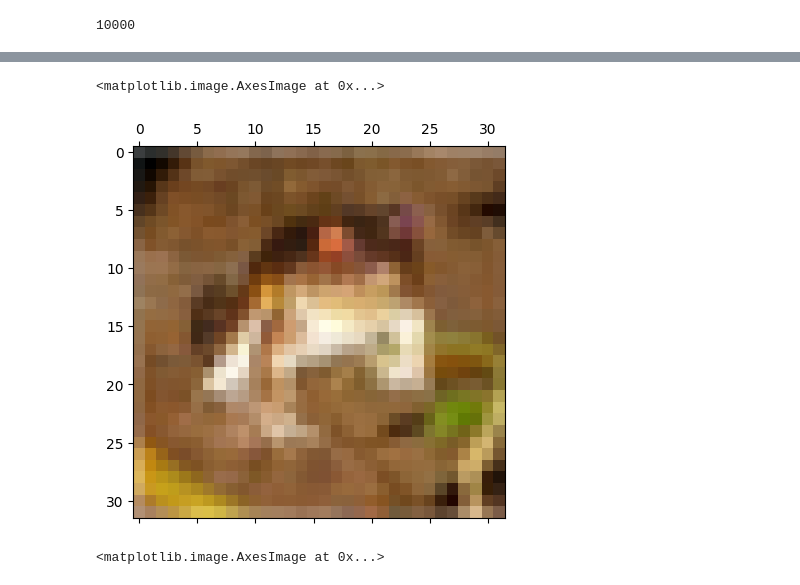
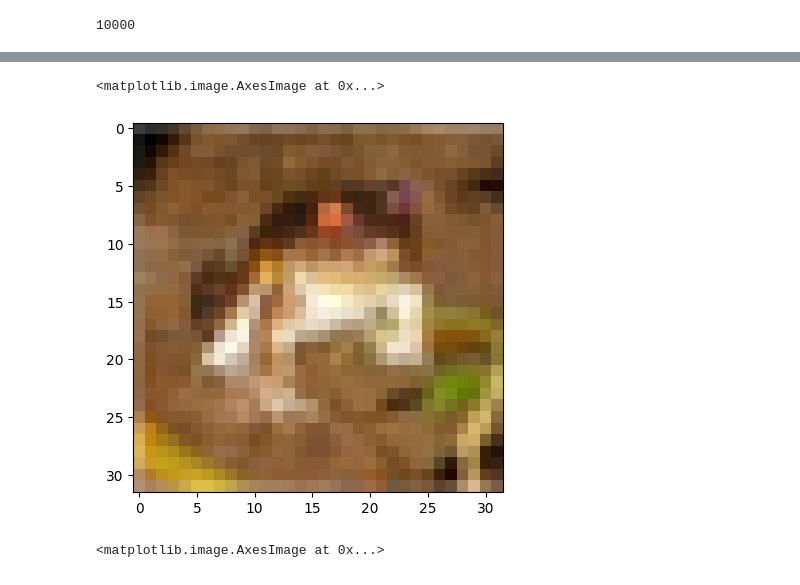
Before and after one commit to eniola-ajala/deep-learning-practice, a Jupyter notebook: obj_recog.ipynb, the cells around one changed output, grey strips where cells are left out. Drawn from its saved outputs; the diff is of its cells as text; code cells hidden in the pictures.

```diff
--- a/obj_recog.ipynb
+++ b/obj_recog.ipynb
@@ -61,8 +70,8 @@ len(y_test)
 # %%
-plt.matshow(X_train[0])
+plt.imshow(X_train[0])
 # %% [output]
 <matplotlib.image.AxesImage at 0x...>
-[figure, old version]
+[figure, new version]
 # %%
 plt.matshow(X_train[17])
 # %% [output]
```
Also changed, not shown: parts of 1 cell of this notebook, 3 other files.
